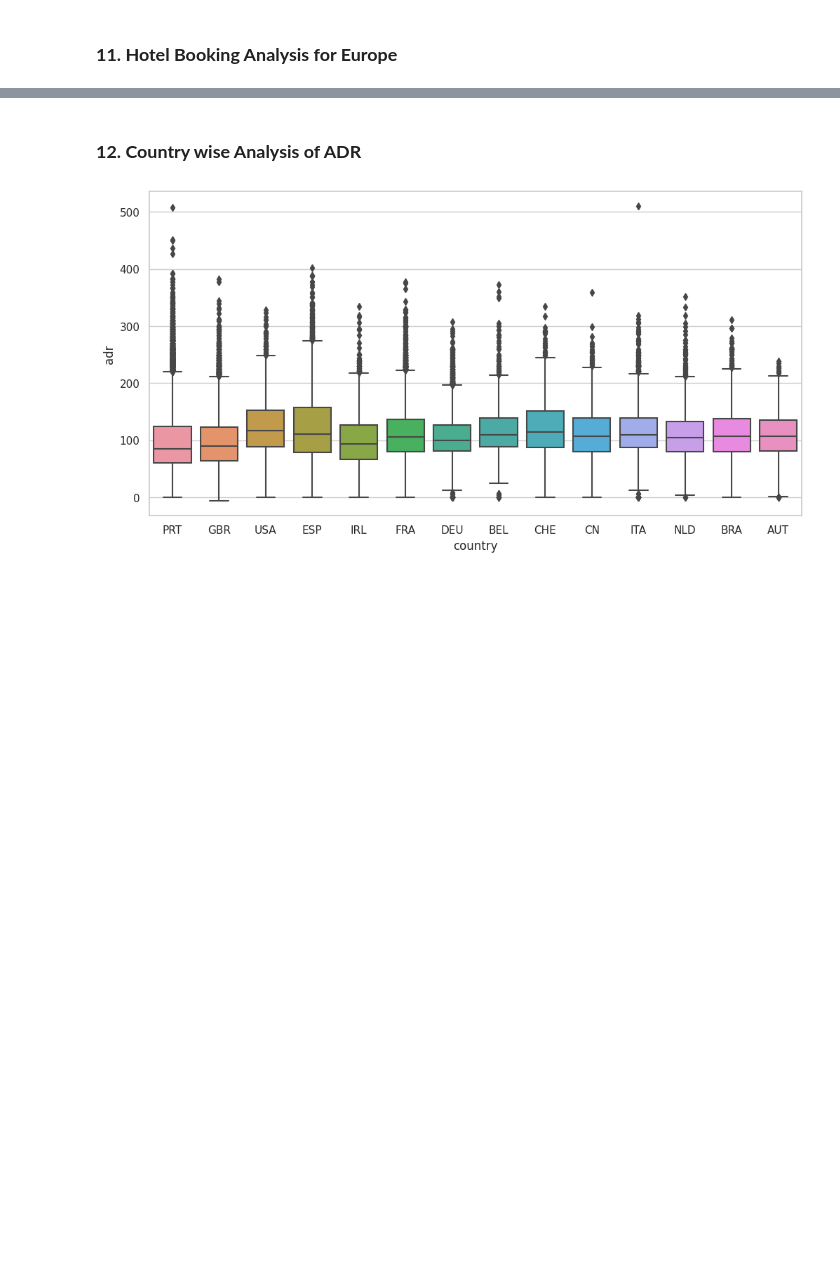
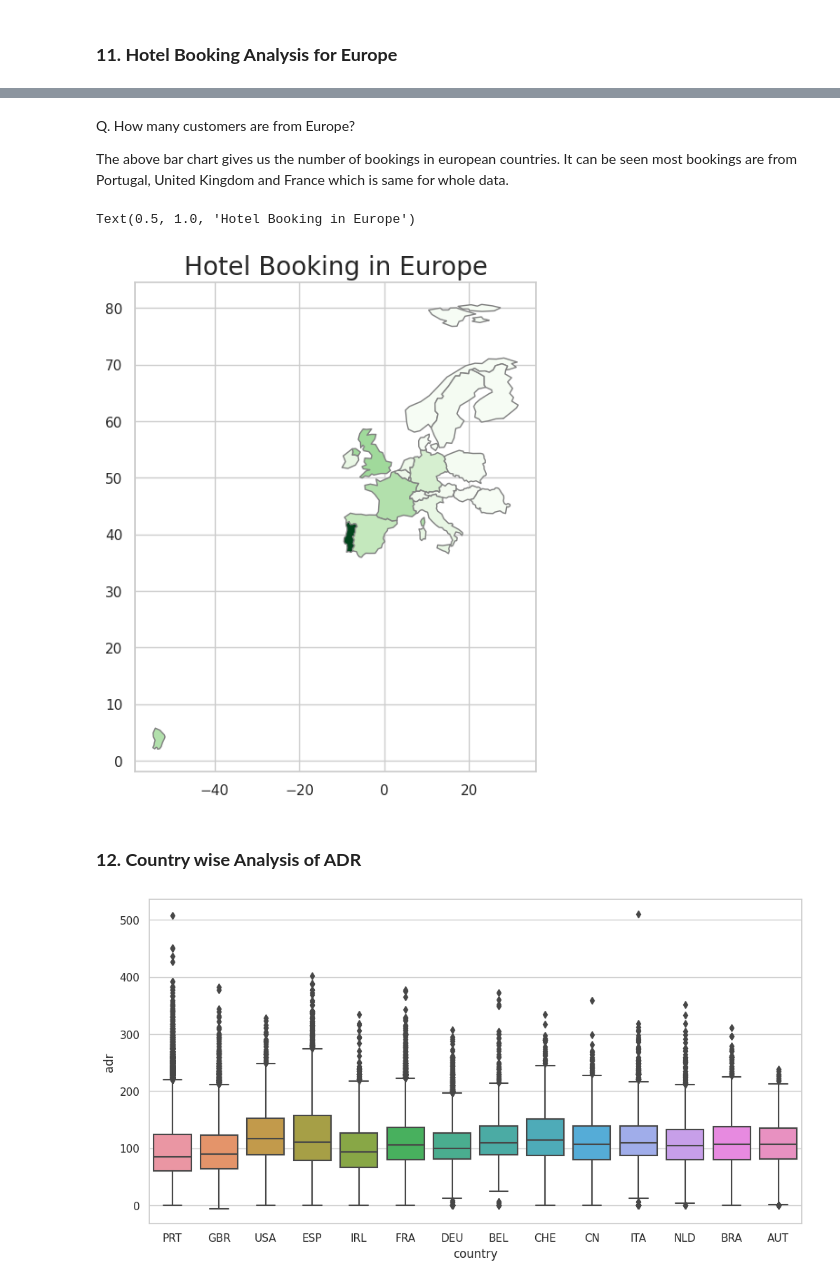
Before and after one commit to jamal-faisal/EDA_Hotel, a Jupyter notebook: EDA_Hotel_Booking.ipynb, the cells around one changed output, grey strips where cells are left out. Drawn from its saved outputs; the diff is of its cells as text; code cells hidden in the pictures; blank space fills up the shorter version.

```diff
--- a/EDA_Hotel_Booking.ipynb
+++ b/EDA_Hotel_Booking.ipynb
@@ -592,3 +589,14 @@ for i in ax.containers:
+# %% [markdown]
+Q. How many customers are from Europe?
+
+The above bar chart gives us the number of bookings in european countries. It can be seen most bookings are from Portugal, United Kingdom and France which is same for whole data.
+# %%
+ig, ax = plt.subplots(1, figsize=(10, 7))
+df_countries_EU.plot(column='count', ax=ax, edgecolor='.5', linewidth=1, cmap='Greens')
+ax.set_title('Hotel Booking in Europe', fontdict={'fontsize': '20', 'fontweight' : '3'})
+# %% [output]
+Text(0.5, 1.0, 'Hotel Booking in Europe')
+[figure, added]
 # %% [markdown]
 ### **12. Country wise Analysis of ADR**
 # %%
```
Also changed, not shown: parts of 23 cells of this notebook.
